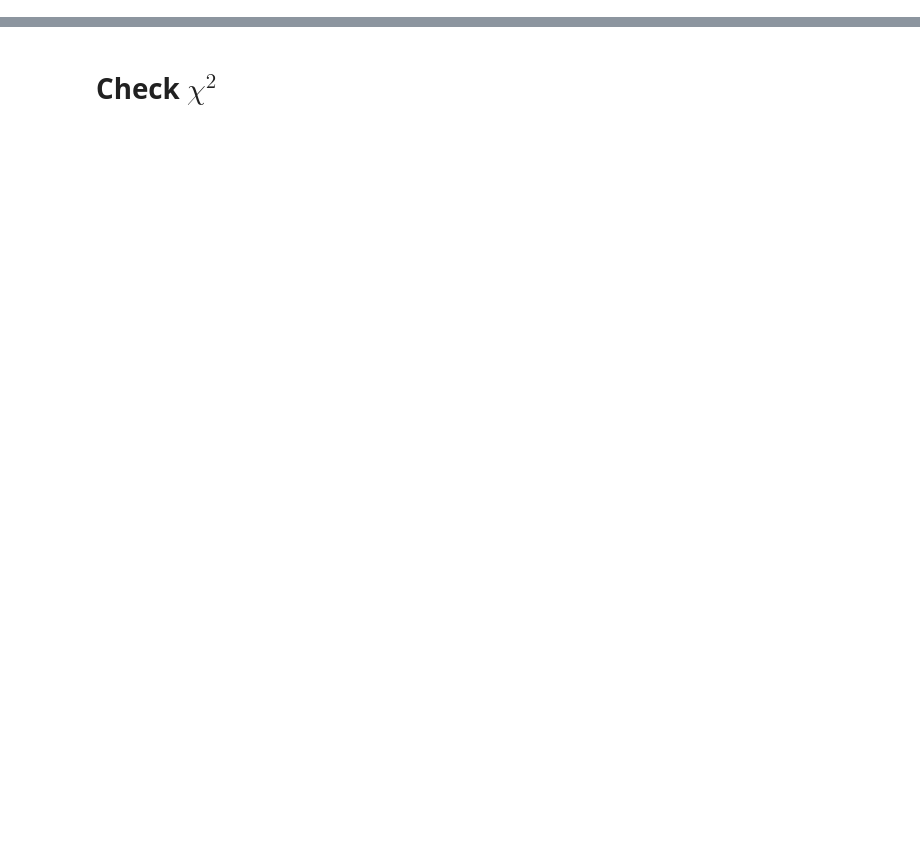
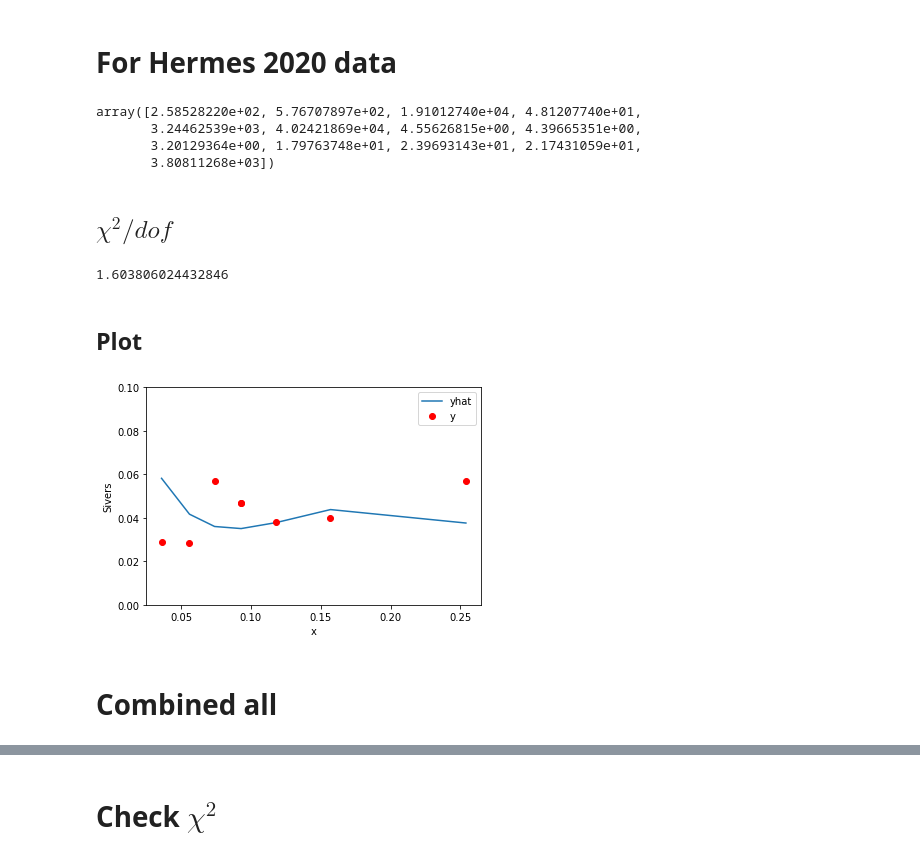
Before and after one commit to ncn6mq/Sivers, a Jupyter notebook: Fits.ipynb, the cells around one changed output, grey strips where cells are left out. Cells and saved outputs as stored; diff of their text form; code cells hidden in the pictures; blank space fills up the shorter version.

```diff
--- a/Fits.ipynb
+++ b/Fits.ipynb
@@ -34,0 +20,12 @@ array([0.00118276, 0.0018563 , 0.00257789, 0.00342676, 0.00434736,
+# %%
+def dataslicercombined(df, hadrons, dependencies):
+    '''
+    returns X, y, err
+    '''
+    df = df.loc[df['hadron'].isin(hadrons), :]
+    df = df.loc[df['1D_dependence'].isin(dependencies), :]
+    X = np.array(df[['x', 'z', 'phT', 'Q2', 'hadron']])
+    for i, had in enumerate(['pi+', 'pi-', 'pi0', 'k+', 'k-']):
+        X[X[:, 4] == had, 4] = i
+    X = X.astype('float')
+    return X, np.array(df['Siv']), np.array(df['tot_err'])
@@ -63,0 +245,18 @@ plt.show()
+# %% [markdown]
+# For Hermes 2020 data
+# %%
+df = pd.read_csv('HERMES_p_2020.csv')
+# %%
+combined = functions.CombinedHadrons()
+# %%
+X, y, err = dataslicercombined(df, ['pi+', 'pi-', 'pi0', 'k+', 'k-'], ['x', 'z', 'phT'])
+
+pars, cov = optimize.curve_fit(combined.siversAllCurveFitFactorized, X, y,
+                               sigma=err, method='lm')
+# %%
+pars
+# %% [output]
+array([2.58528220e+02, 5.76707897e+02, 1.91012740e+04, 4.81207740e+01,
+       3.24462539e+03, 4.02421869e+04, 4.55626815e+00, 4.39665351e+00,
+       3.20129364e+00, 1.79763748e+01, 2.39693143e+01, 2.17431059e+01,
+       3.80811268e+03])
@@ -63,0 +265,24 @@ plt.show()
+# %% [markdown]
+## $\chi^2/dof$
+# %%
+chisquare(y, yhat, err)/len(X)
+# %% [output]
+1.603806024432846
+# %% [markdown]
+## Plot
+# %%
+X, y, err = dataslicercombined(df, ['pi+'], ['x'])
+
+yhat = combined.siversAllCurveFitFactorized(X, *pars)
+
+plt.plot(X[:, 0], yhat, label='yhat')
+plt.plot(X[:, 0], y, 'ro', label='y')
+plt.ylim(0, .1)
+plt.legend()
+plt.ylabel('Sivers')
+plt.xlabel('x')
+plt.show()
+# %% [output]
+[figure, added]
+# %% [markdown]
+# Combined all
```
Also changed, not shown: parts of 109 cells of this notebook, 27 other files.
